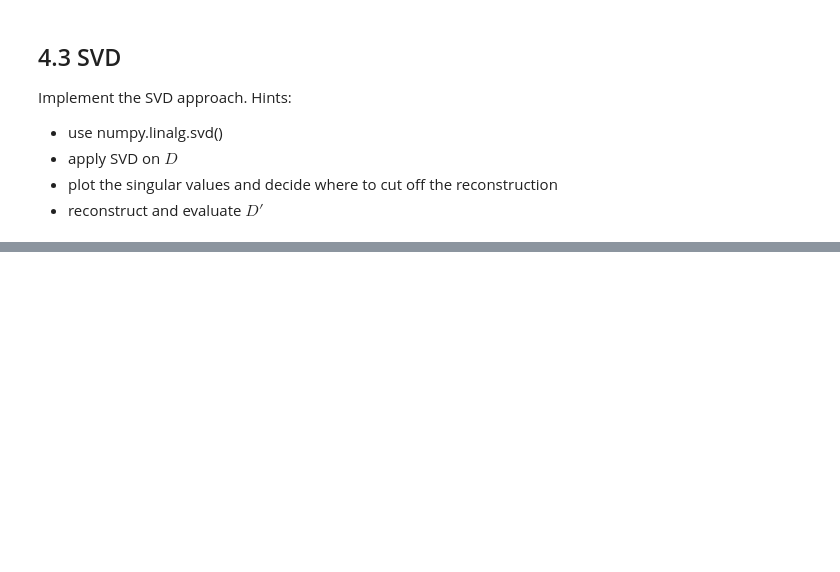
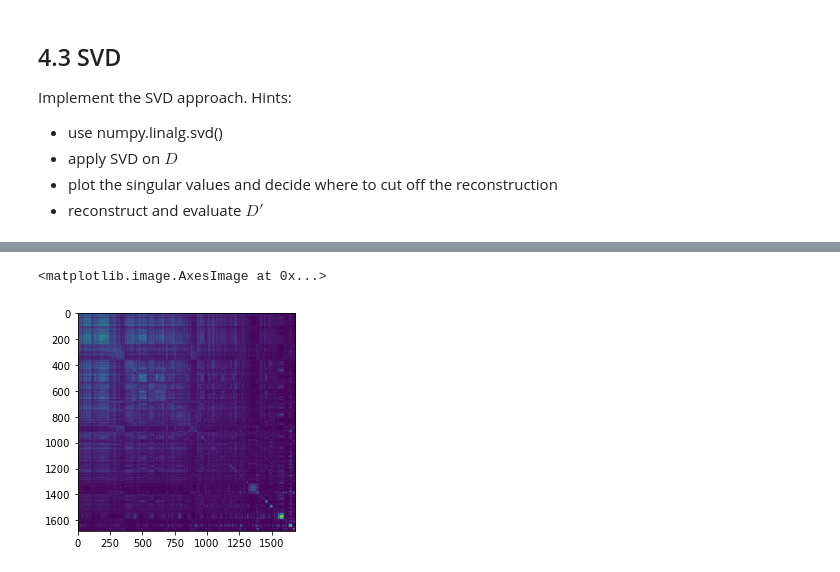
Before and after one commit to Elsasser67/DataScience21, a Jupyter notebook: Block_2/Assignments/Assignment_2_recommender.ipynb, the cells around one changed output, grey strips where cells are left out. Cells and saved outputs as stored; diff of their text form; code cells hidden in the pictures; blank space fills up the shorter version.

```diff
--- a/Block_2/Assignments/Assignment_2_recommender.ipynb
+++ b/Block_2/Assignments/Assignment_2_recommender.ipynb
@@ -108,0 +247,5 @@ Implement the SVD approach. Hints:
+# %%
+plt.imshow(D)
+# %% [output]
+<matplotlib.image.AxesImage at 0x...>
+[figure, added]
```
Also changed, not shown: parts of 34 cells of this notebook.
